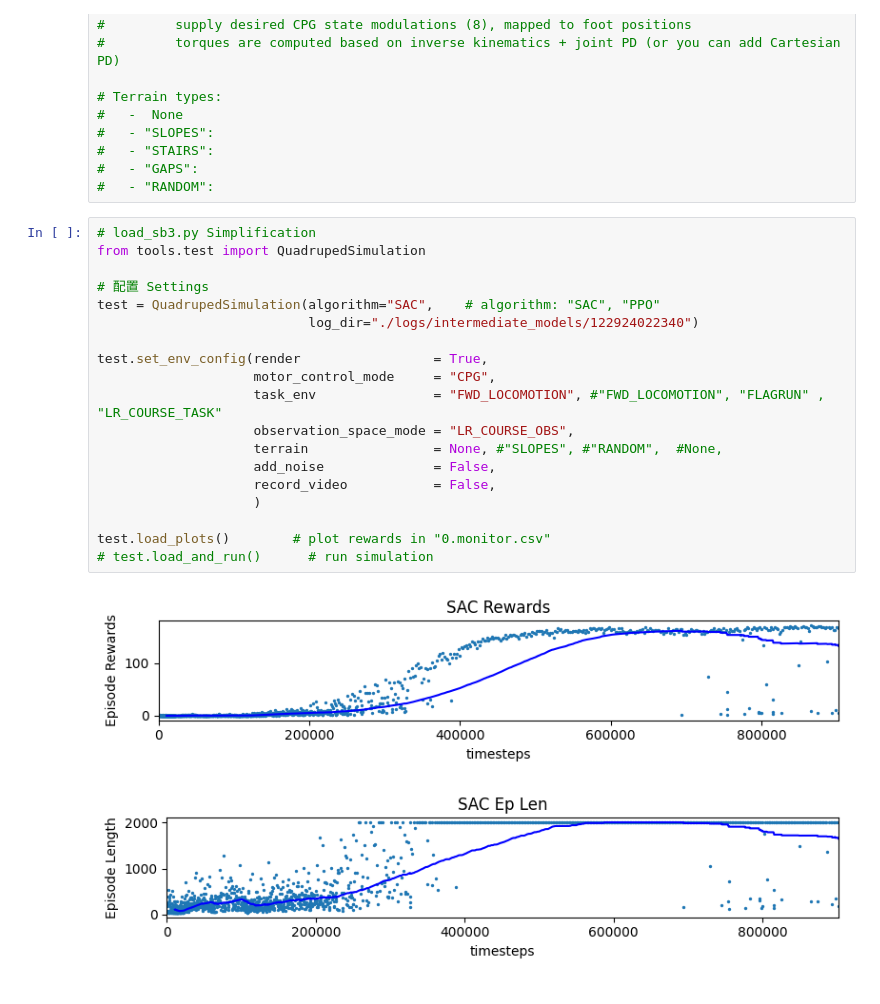
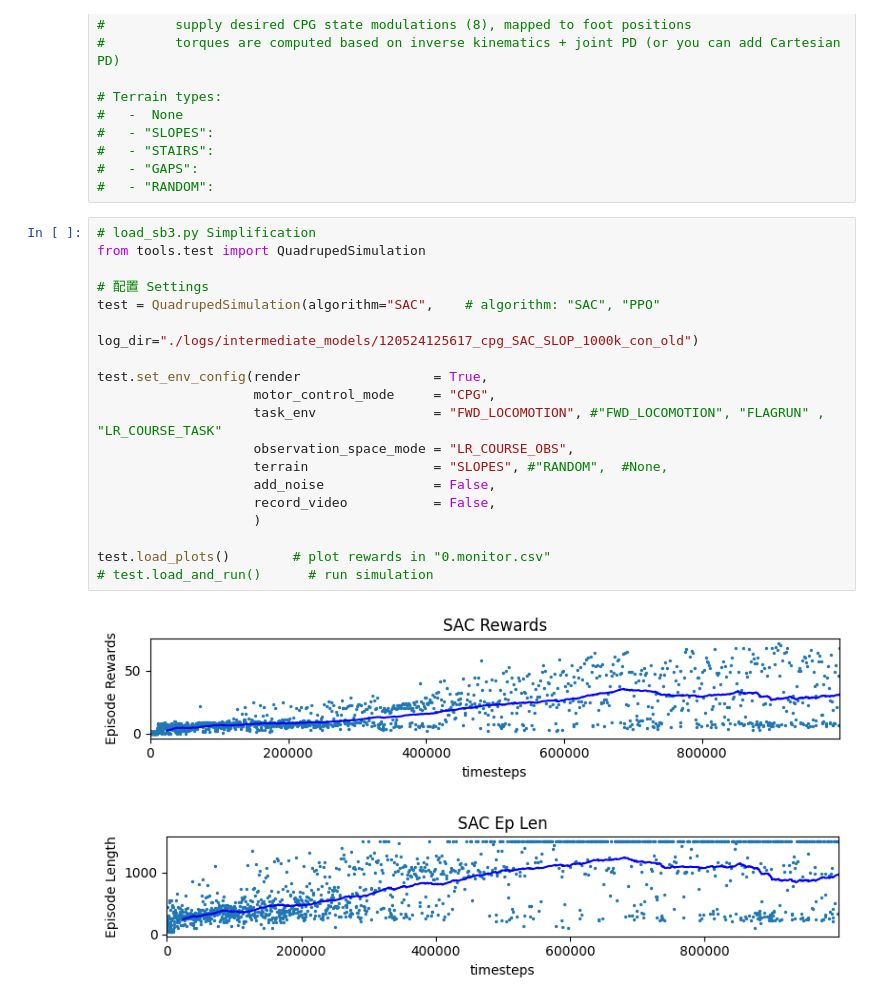
Before and after one commit to MATH-286-Pro/EPFL-MICRO-507-Legged-Robot-Project-2, a Jupyter notebook: test.ipynb, the cells around one changed output. Cells and saved outputs as stored; diff of their text form.

```diff
--- a/test.ipynb
+++ b/test.ipynb
@@ -37,22 +37,22 @@
 # %%
 # load_sb3.py Simplification
 from tools.test import QuadrupedSimulation
 
 # 配置 Settings
 test = QuadrupedSimulation(algorithm="SAC",    # algorithm: "SAC", "PPO"
-                           log_dir="./logs/intermediate_models/122924022340")
+                           log_dir="./logs/intermediate_models/120524125617_cpg_SAC_SLOP_1000k_con_old")
 
 test.set_env_config(render                 = True,
                     motor_control_mode     = "CPG",
                     task_env               = "FWD_LOCOMOTION", #"FWD_LOCOMOTION", "FLAGRUN" , "LR_COURSE_TASK"
                     observation_space_mode = "LR_COURSE_OBS",
-                    terrain                = None, #"SLOPES", #"RANDOM",  #None,
+                    terrain                = "SLOPES", #"RANDOM",  #None,
                     add_noise              = False,
                     record_video           = False,
                     )
 
 test.load_plots()        # plot rewards in "0.monitor.csv"
 # test.load_and_run()      # run simulation
 # %% [output]
-[figure, old version]
+[figure, new version]
-[figure, old version]
+[figure, new version]
```
Also changed, not shown: parts of 3 cells of this notebook, 3 other files.
